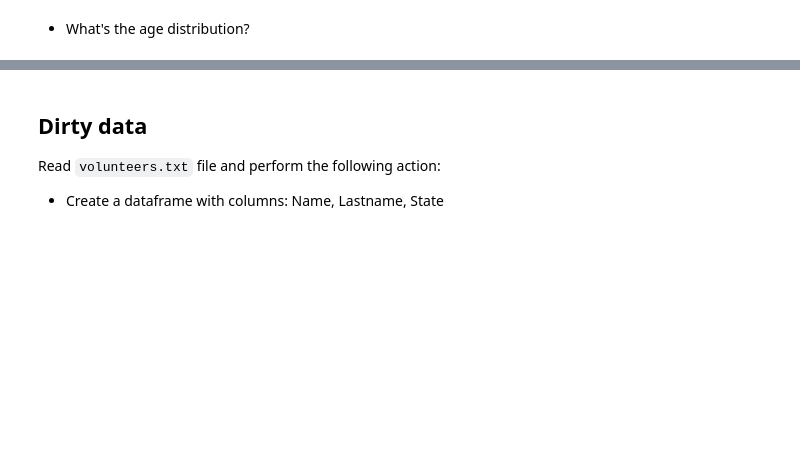
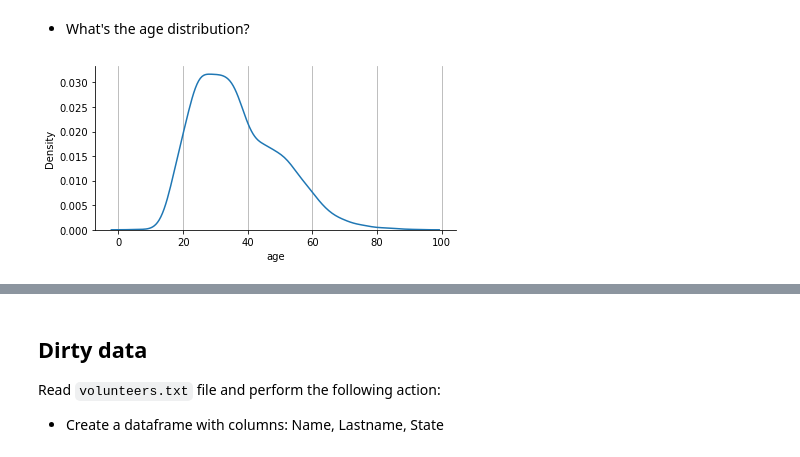
Before and after one commit to Chandana-799/DATA601_tuesday, a Jupyter notebook: week06/week06_lab.ipynb, the cells around one changed output, grey strips where cells are left out. Drawn from its saved outputs; the diff is of its cells as text; code cells hidden in the pictures; blank space fills up the shorter version.

```diff
--- a/week06/week06_lab.ipynb
+++ b/week06/week06_lab.ipynb
@@ -42,8 +42,8 @@ For the file `PoliceShootingsUS.csv`, please answer the following questions:
 # %%
 ## Your code is here
 import pandas as pd
-df=pd.read_csv('PoliceShootingsUS.csv',encoding='Windows_1252')
-df
+Police_DATA=pd.read_csv('PoliceShootingsUS.csv',encoding='Windows_1252')
+Police_DATA
 # %% [output]
 |  | id | name | date | manner_of_death | armed | age | gender | race | city | state | ... |
 | 0 | 3 | Tim Elliot | 02/01/15 | shot | gun | 53.0 | M | A | Shelton | WA | ... |
@@ -64,0 +97,7 @@ df
+# %%
+## Your code is here
+import seaborn as sns
+plot = sns.displot(data = Police_DATA, x= 'age', kind = 'kde', height= 3, aspect = 2)
+plot.ax.grid(axis = 'x')
+# %% [output]
+[figure, added]
```
Also changed, not shown: parts of 6 cells of this notebook.
